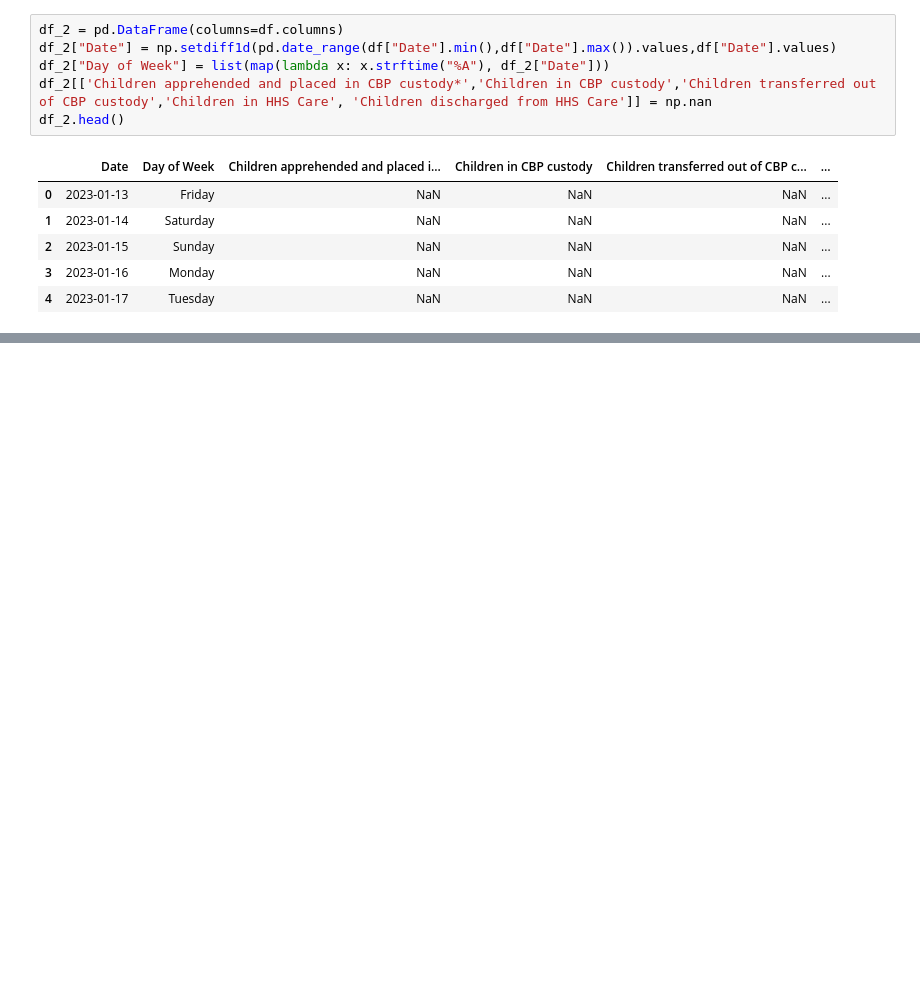
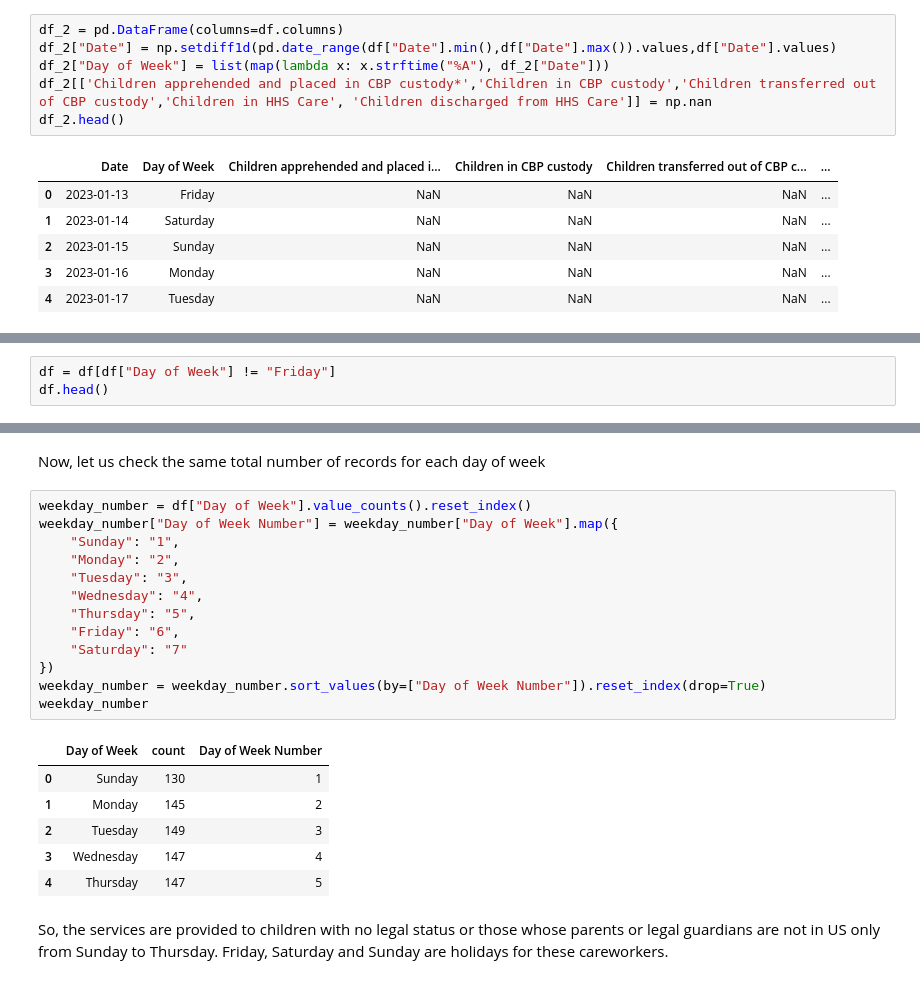
Before and after one commit to amithvardhan99/resume-projects, a Jupyter notebook: Predictive Forecasting of Care Load & Placement Demand/notebook.ipynb, the cells around one changed output, grey strips where cells are left out. Cells and saved outputs as stored; diff of their text form; blank space fills up the shorter version.

```diff
--- a/Predictive Forecasting of Care Load & Placement Demand/notebook.ipynb
+++ b/Predictive Forecasting of Care Load & Placement Demand/notebook.ipynb
@@ -145,0 +142,3 @@ concat(objs: 'Iterable[Series | DataFrame] | Mapping[HashableT, Series | DataFra
+# %%
+df = df[df["Day of Week"] != "Friday"]
+df.head()
@@ -145,0 +152,24 @@ concat(objs: 'Iterable[Series | DataFrame] | Mapping[HashableT, Series | DataFra
+# %% [markdown]
+Now, let us check the same total number of records for each day of week
+# %%
+weekday_number = df["Day of Week"].value_counts().reset_index()
+weekday_number["Day of Week Number"] = weekday_number["Day of Week"].map({
+    "Sunday": "1",
+    "Monday": "2",
+    "Tuesday": "3",
+    "Wednesday": "4",
+    "Thursday": "5",
+    "Friday": "6",
+    "Saturday": "7"
+})
+weekday_number = weekday_number.sort_values(by=["Day of Week Number"]).reset_index(drop=True)
+weekday_number
+# %% [output]
+|  | Day of Week | count | Day of Week Number |
+| 0 | Sunday | 130 | 1 |
+| 1 | Monday | 145 | 2 |
+| 2 | Tuesday | 149 | 3 |
+| 3 | Wednesday | 147 | 4 |
+| 4 | Thursday | 147 | 5 |
+# %% [markdown]
+So, the services are provided to children with no legal status or those whose parents or legal guardians are not in US only from Sunday to Thursday. Friday, Saturday and Sunday are holidays for these careworkers.
```
Also changed, not shown: parts of 17 cells of this notebook.
